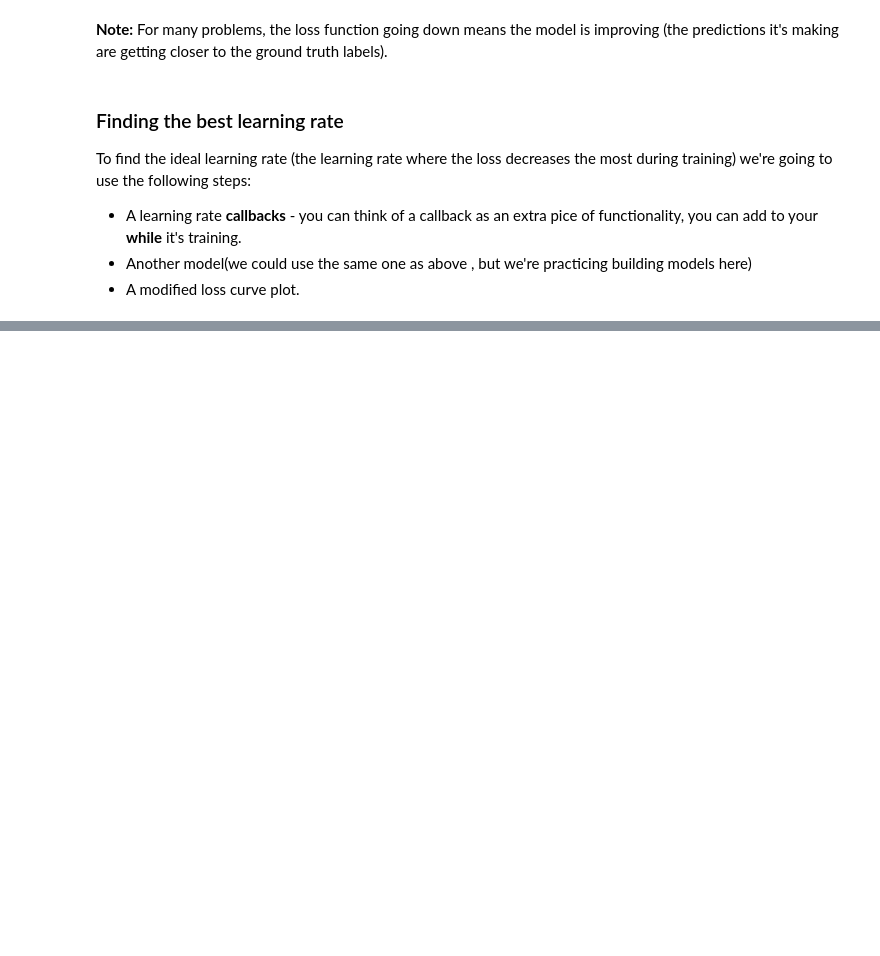
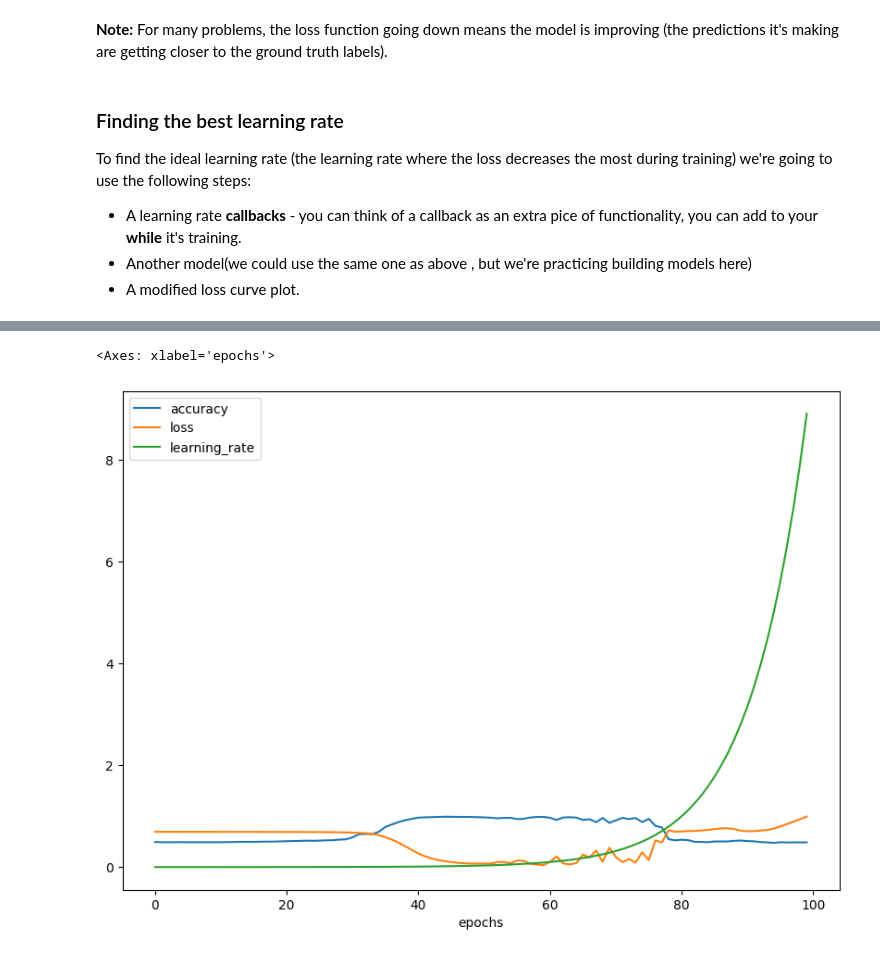
Before and after one commit to nushuhu51-ux/TENSORFLOW-FULL-COURSE-FOR-DEEP-LEARNING, a Jupyter notebook: 02_neural_network_classification_with_tensorFlow.ipynb, the cells around one changed output, grey strips where cells are left out. Cells and saved outputs as stored; diff of their text form; code cells hidden in the pictures; blank space fills up the shorter version.

```diff
--- a/02_neural_network_classification_with_tensorFlow.ipynb
+++ b/02_neural_network_classification_with_tensorFlow.ipynb
@@ -754,7 +754,7 @@ model_9.compile(
 lr_scheduler = tf.keras.callbacks.LearningRateScheduler(lambda epoch: 1e-4 * 10** (epoch/ 20))
 
 # 3. Fit the model
-history = model_9.fit(
+history_9 = model_9.fit(
     x_train,
     y_train,
     epochs= 100,
@@ -780,0 +781,6 @@ Epoch 100/100
+# %%
+# check out the history
+pd.DataFrame(history_9.history).plot(figsize=(10, 7), xlabel="epochs")
+# %% [output]
+<Axes: xlabel='epochs'>
+[figure, added]
```
Also changed, not shown: parts of 22 cells of this notebook.
